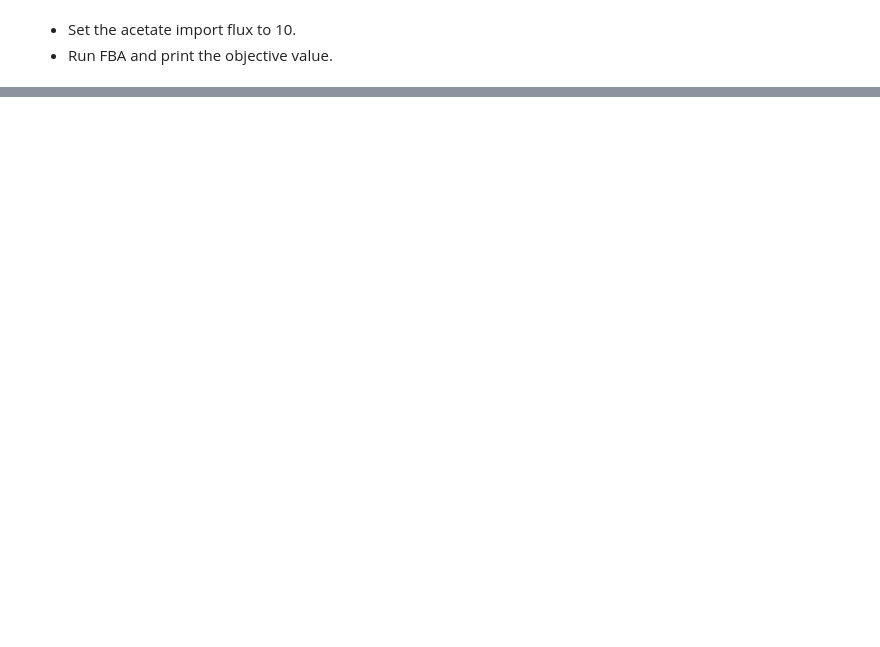
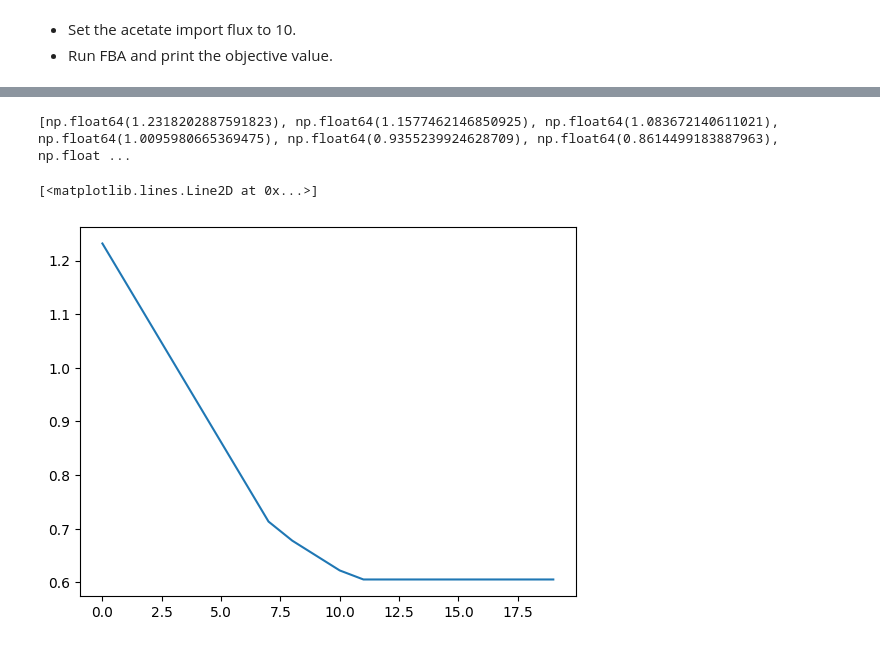
Before and after one commit to JamesOrr270/computational_approaches_to_biology, a Jupyter notebook: Metabolic Models/Week6_Practical.ipynb, the cells around one changed output, grey strips where cells are left out. Saved outputs shown, nothing was run; the diff lists cells and outputs as text; code cells hidden in the pictures; blank space fills up the shorter version.

```diff
--- a/Metabolic Models/Week6_Practical.ipynb
+++ b/Metabolic Models/Week6_Practical.ipynb
@@ -144,9 +137,9 @@ Percent Flux               Reaction Definition
 * Set the acetate import flux to 10.
 * Run FBA and print the objective value.
 # %%
-model.reactions.get_by_id("ACt").lower_bound = -10
-model.reactions.get_by_id("ACt").upper_bound = 0
-
+exac.lower_bound = -10
+exac.upper_bound = -10
 solution = model.optimize()
+print("FBA status:", solution.status)
 print("FBA solution:", solution.objective_value)
 # %% [output]
@@ -190,24 +150,0 @@ Consuming Reactions
-# %%
-import matplotlib.pyplot as plt
-
-exac = model.reactions.get_by_id("EX_ac_LPAREN_e_RPAREN_")
-
-lyase_flux = list()
-
-for i in range(0,21):
-    exac.bounds=(-i,-i)
-    solution = model.optimize()
-    print(solution.fluxes["ARGSL"])
-    print(solution.objective_value)
-    lyase_flux.append(solution.fluxes["ARGSL"])
-    print(lyase_flux)
-
-
-x = [0,1,2,3,4,5,6,7,8,9,10,11,12,13,14,15,16,17,18,19,20]
-
-plt.plot(x,lyase_flux)
-
-plt.xlabel("Acetate uptake flux")
-plt.ylabel("Argininosuccinate lyase flux")
-
-plt.show()
@@ -232,0 +151,16 @@ plt.show()
+# %%
+random.seed(42)
+arg_flux = list()
+for ac_flux in range(0, 20):
+    #exac.bounds = (0,0)
+    exac.bounds = (-ac_flux, -ac_flux)
+    solution = model.optimize()
+#    solution = cobra.flux_analysis.pfba(model)
+    arg_flux.append(solution.fluxes["ARGSL"])
+print(arg_flux)
+x = [x for x in range(0, 20)]
+plt.plot(x, arg_flux)
+# %% [output]
+[np.float64(1.2318202887591823), np.float64(1.1577462146850925), np.float64(1.083672140611021), np.float64(1.0095980665369475), np.float64(0.9355239924628709), np.float64(0.8614499183887963), np.float ...
+[<matplotlib.lines.Line2D at 0x...>]
+[figure, added]
```
Also changed, not shown: parts of 19 cells of this notebook, 2 other files.
